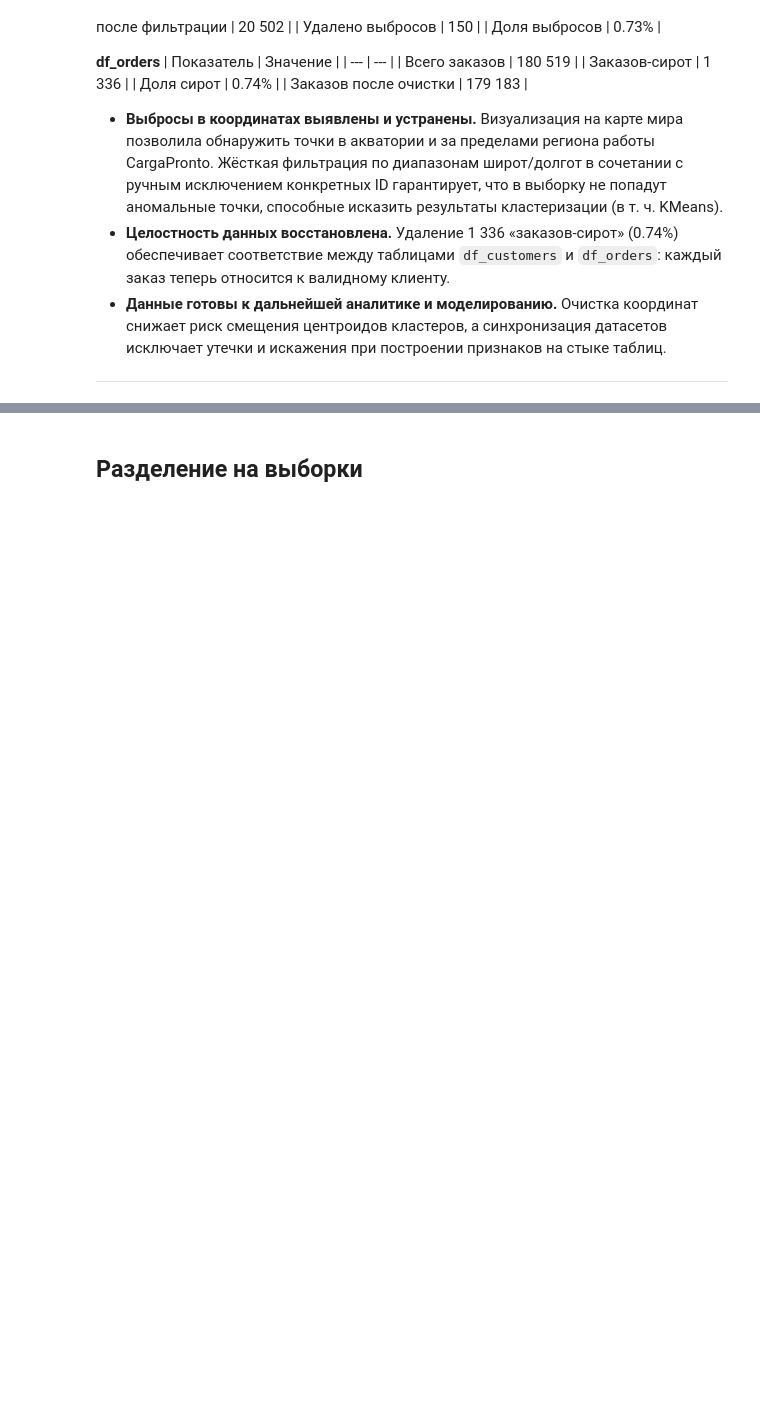
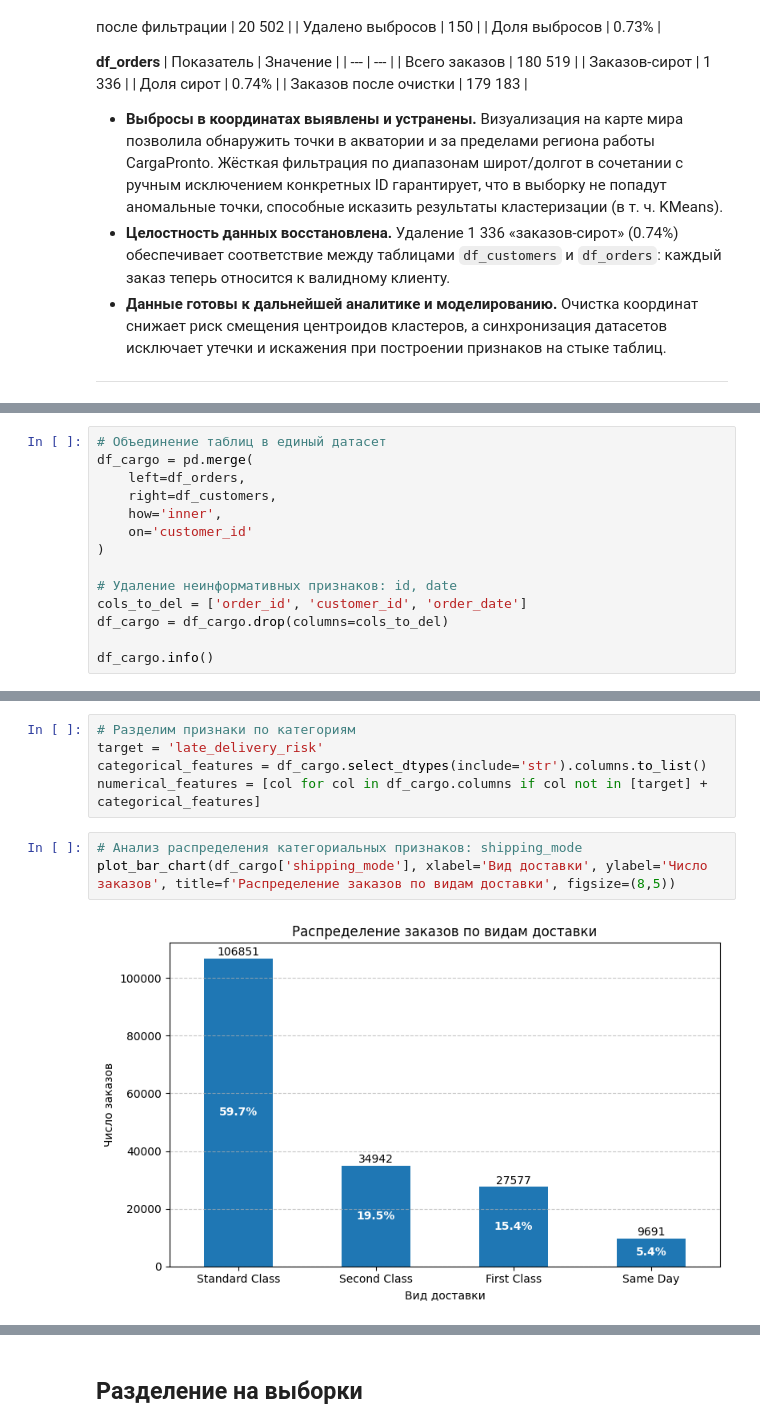
Before and after one commit to TemaQDX/sprint_18_project_carga_pronto, a Jupyter notebook: sprint_18_project_carga_pronto_Artem_Burov.ipynb, the cells around one changed output, grey strips where cells are left out. Drawn from its saved outputs; the diff is of its cells as text; blank space fills up the shorter version.

```diff
--- a/sprint_18_project_carga_pronto_Artem_Burov.ipynb
+++ b/sprint_18_project_carga_pronto_Artem_Burov.ipynb
@@ -683,0 +739,14 @@ print(f"Заказов после удаления сирот: {len(df_orders)}"
+# %%
+# Объединение таблиц в единый датасет
+df_cargo = pd.merge(
+    left=df_orders,
+    right=df_customers,
+    how='inner',
+    on='customer_id'
+)
+
+# Удаление неинформативных признаков: id, date
+cols_to_del = ['order_id', 'customer_id', 'order_date']
+df_cargo = df_cargo.drop(columns=cols_to_del)
+
+df_cargo.info()
@@ -683,0 +771,10 @@ print(f"Заказов после удаления сирот: {len(df_orders)}"
+# %%
+# Разделим признаки по категориям
+target = 'late_delivery_risk'
+categorical_features = df_cargo.select_dtypes(include='str').columns.to_list()
+numerical_features = [col for col in df_cargo.columns if col not in [target] + categorical_features]
+# %%
+# Анализ распределения категориальных признаков: shipping_mode
+plot_bar_chart(df_cargo['shipping_mode'], xlabel='Вид доставки', ylabel='Число заказов', title=f'Распределение заказов по видам доставки', figsize=(8,5))
+# %% [output]
+[figure, added]
```
Also changed, not shown: parts of 14 cells of this notebook.
